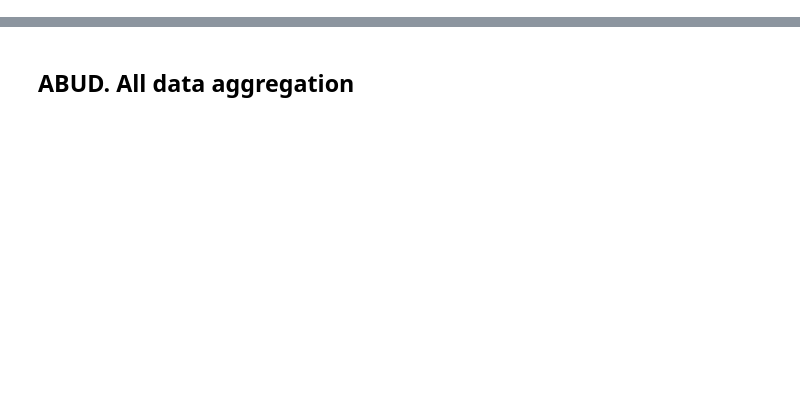
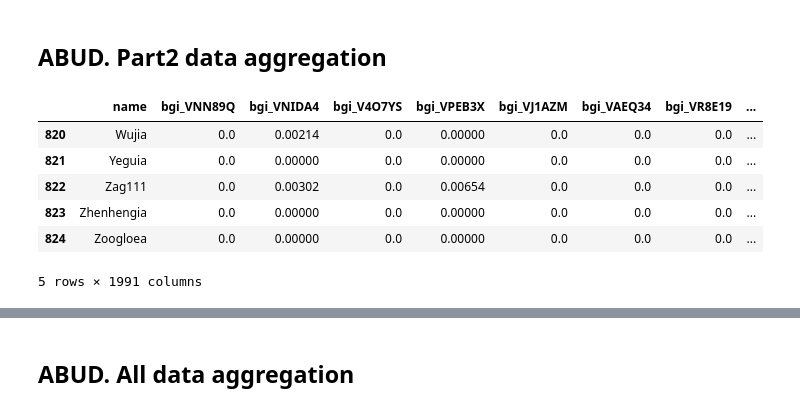
Before and after one commit to Chartiza/2024_Illumina_vs_BGI, a Jupyter notebook: step2_KRAKEN_aggregation/Genus_aggregation.ipynb, the cells around one changed output, grey strips where cells are left out. Saved outputs shown, nothing was run; the diff lists cells and outputs as text; code cells hidden in the pictures; blank space fills up the shorter version.

```diff
--- a/step2_KRAKEN_aggregation/Genus_aggregation.ipynb
+++ b/step2_KRAKEN_aggregation/Genus_aggregation.ipynb
@@ -58,0 +45,20 @@ fam.to_excel('results/aggregation/abud/Family_Illumina_merged_output_part.xlsx',
+# %% [markdown]
+## ABUD. Part2 data aggregation
+# %%
+# read in the data
+bgi = pd.read_csv('results/Cross-Platform_set_results/BGI_final_abud_part2.csv')
+
+# split name column by first space
+bgi['name'] = bgi['name'].str.split(' ', 1).str[0]
+bgi = bgi.groupby('name').sum().reset_index()
+
+bgi.to_excel('results/Cross-Platform_set_aggregation/genus_BGI_abud_part2.xlsx', index=False)
+bgi.tail()
+# %% [output]
+|  | name | bgi_VNN89Q | bgi_VNIDA4 | bgi_V4O7YS | bgi_VPEB3X | bgi_VJ1AZM | bgi_VAEQ34 | bgi_VR8E19 | ... |
+| 820 | Wujia | 0.0 | 0.00214 | 0.0 | 0.00000 | 0.0 | 0.0 | 0.0 | ... |
+| 821 | Yeguia | 0.0 | 0.00000 | 0.0 | 0.00000 | 0.0 | 0.0 | 0.0 | ... |
+| 822 | Zag111 | 0.0 | 0.00302 | 0.0 | 0.00654 | 0.0 | 0.0 | 0.0 | ... |
+| 823 | Zhenhengia | 0.0 | 0.00000 | 0.0 | 0.00000 | 0.0 | 0.0 | 0.0 | ... |
+| 824 | Zoogloea | 0.0 | 0.00000 | 0.0 | 0.00000 | 0.0 | 0.0 | 0.0 | ... |
+5 rows × 1991 columns
```
Also changed, not shown: parts of 24 cells of this notebook, 6 other files.
